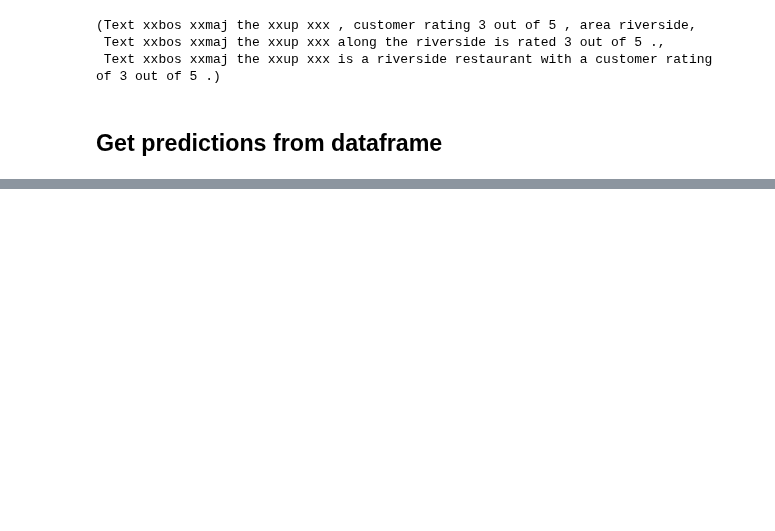
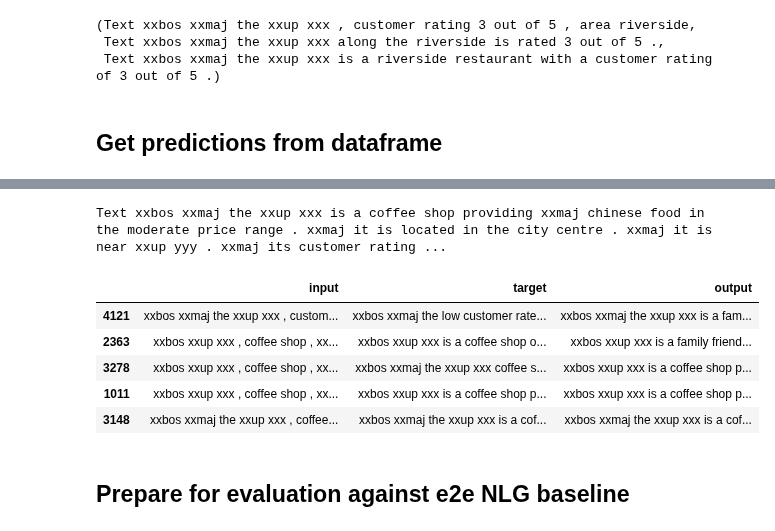
Before and after one commit to nadjet/e2e_nlg, a Jupyter notebook: notebooks/seq2seq_tf.ipynb, the cells around one changed output, grey strips where cells are left out. Drawn from its saved outputs; the diff is of its cells as text; code cells hidden in the pictures; blank space fills up the shorter version.

```diff
--- a/notebooks/seq2seq_tf.ipynb
+++ b/notebooks/seq2seq_tf.ipynb
@@ -186,0 +181,5 @@ df.to_csv("seq2seq_tf_dev.csv",index=False,sep="\t")
+# %%
+idx=50
+rx,ry,rz = rxs[idx],rys[idx],rzs[idx]
+x,y,z = xs[idx],ys[idx],zs[idx]
+rx,ry,rz
@@ -186,0 +190,27 @@ df.to_csv("seq2seq_tf_dev.csv",index=False,sep="\t")
+# %%
+rx,ry,rz = predict_with_decode(learn, x, y)
+rz
+# %% [output]
+Text xxbos xxmaj the xxup xxx is a coffee shop providing xxmaj chinese food in the moderate price range . xxmaj it is located in the city centre . xxmaj it is near xxup yyy . xxmaj its customer rating ...
+# %%
+rows = []
+for idx in range(len(rxs)):
+    rx,ry,rz = rxs[idx],rys[idx],rzs[idx]
+    x,y,z = xs[idx],ys[idx],zs[idx]
+    px,py,pz = predict_with_decode(learn, x, y)
+    row = {"input":rx,"target":ry,"output":pz}
+    rows.append(row)
+# %%
+df = pd.DataFrame(rows)
+df.to_csv("gitignore/top_p.csv",sep="\t",index=False)
+# %%
+df.sample(5)
+# %% [output]
+|  | input | target | output |
+| 4121 | xxbos xxmaj the xxup xxx , custom... | xxbos xxmaj the low customer rate... | xxbos xxmaj the xxup xxx is a fam... |
+| 2363 | xxbos xxup xxx , coffee shop , xx... | xxbos xxup xxx is a coffee shop o... | xxbos xxup xxx is a family friend... |
+| 3278 | xxbos xxup xxx , coffee shop , xx... | xxbos xxmaj the xxup xxx coffee s... | xxbos xxup xxx is a coffee shop p... |
+| 1011 | xxbos xxup xxx , coffee shop , xx... | xxbos xxup xxx is a coffee shop p... | xxbos xxup xxx is a coffee shop p... |
+| 3148 | xxbos xxmaj the xxup xxx , coffee... | xxbos xxmaj the xxup xxx is a cof... | xxbos xxmaj the xxup xxx is a cof... |
+# %% [markdown]
+## Prepare for evaluation against e2e NLG baseline
```
Also changed, not shown: parts of 24 cells of this notebook, 17 other files.
